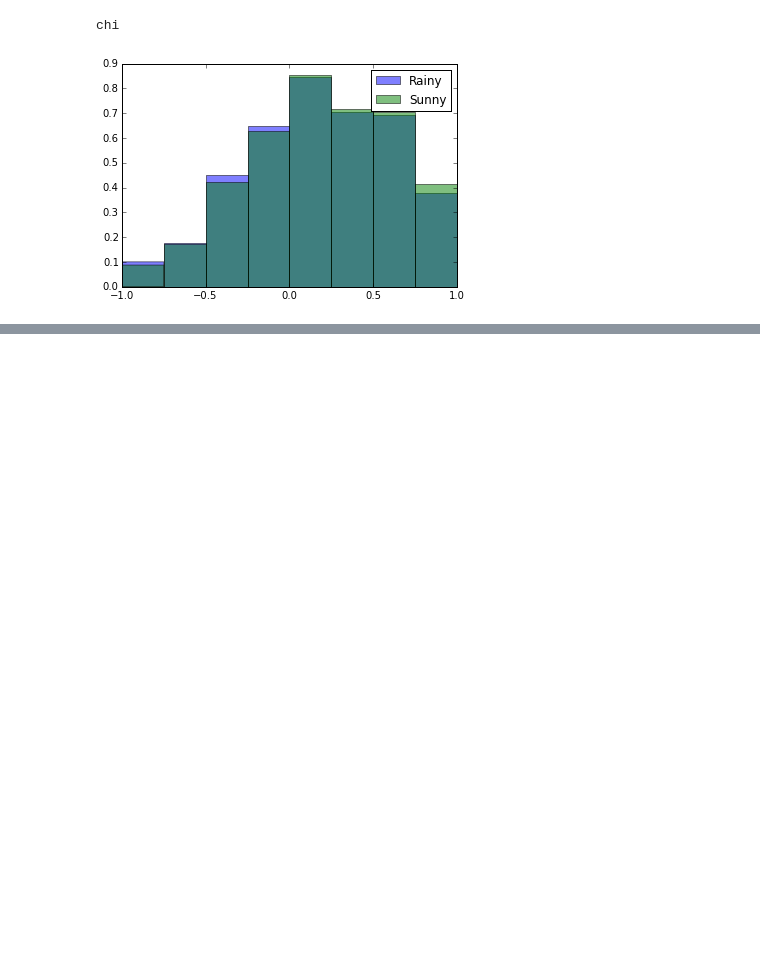
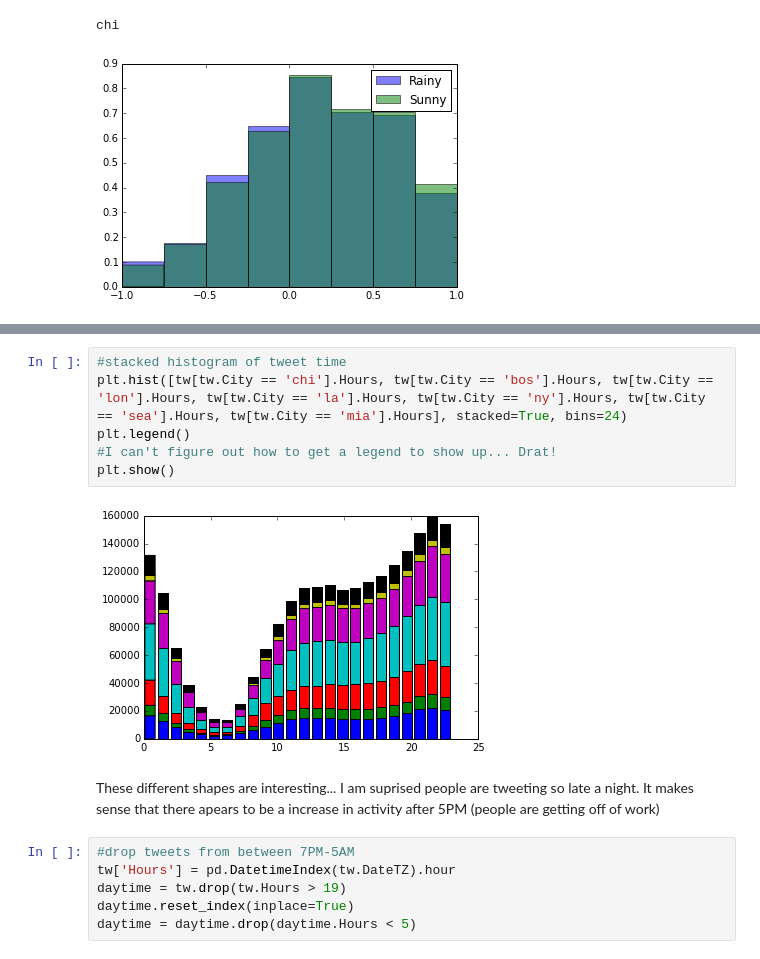
Before and after one commit to a-campbell/Twitter_Weather_Project, a Jupyter notebook: Andrew Analysis.ipynb, the cells around one changed output, grey strips where cells are left out. Cells and saved outputs as stored; diff of their text form; blank space fills up the shorter version.

```diff
--- a/Andrew Analysis.ipynb
+++ b/Andrew Analysis.ipynb
@@ -143,0 +190,16 @@ Name: polarity, Length: 47288, dtype: float64
+# %%
+#stacked histogram of tweet time
+plt.hist([tw[tw.City == 'chi'].Hours, tw[tw.City == 'bos'].Hours, tw[tw.City == 'lon'].Hours, tw[tw.City == 'la'].Hours, tw[tw.City == 'ny'].Hours, tw[tw.City == 'sea'].Hours, tw[tw.City == 'mia'].Hours], stacked=True, bins=24)
+plt.legend()
+#I can't figure out how to get a legend to show up... Drat!
+plt.show()
+# %% [output]
+[figure, added]
+# %% [markdown]
+These different shapes are interesting... I am suprised people are tweeting so late a night. It makes sense that there apears to be a increase in activity after 5PM (people are getting off of work)
+# %%
+#drop tweets from between 7PM-5AM
+tw['Hours'] = pd.DatetimeIndex(tw.DateTZ).hour
+daytime = tw.drop(tw.Hours > 19)
+daytime.reset_index(inplace=True)
+daytime = daytime.drop(daytime.Hours < 5)
```
Also changed, not shown: parts of 25 cells of this notebook.
